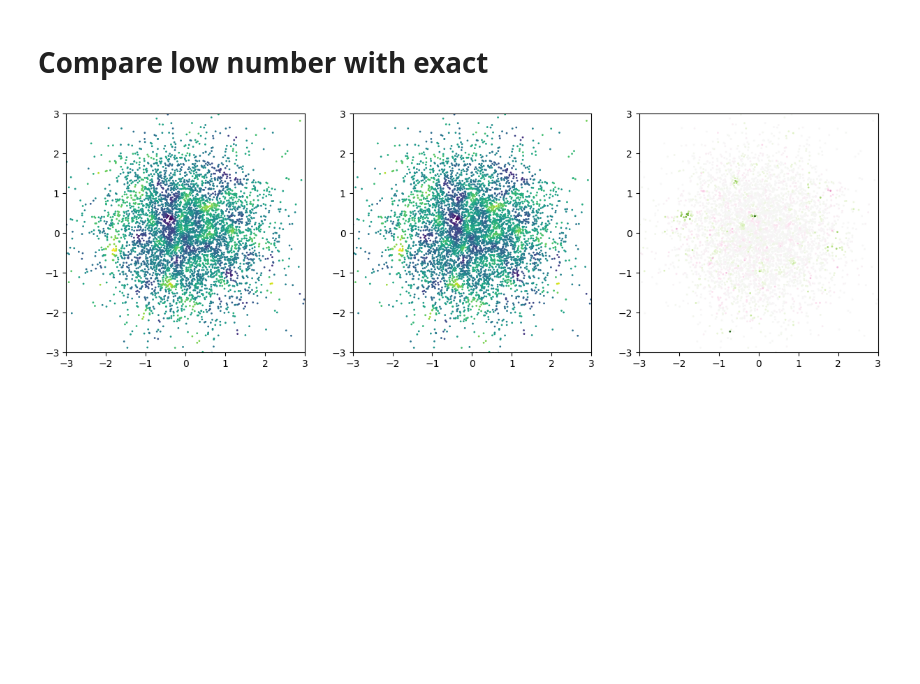
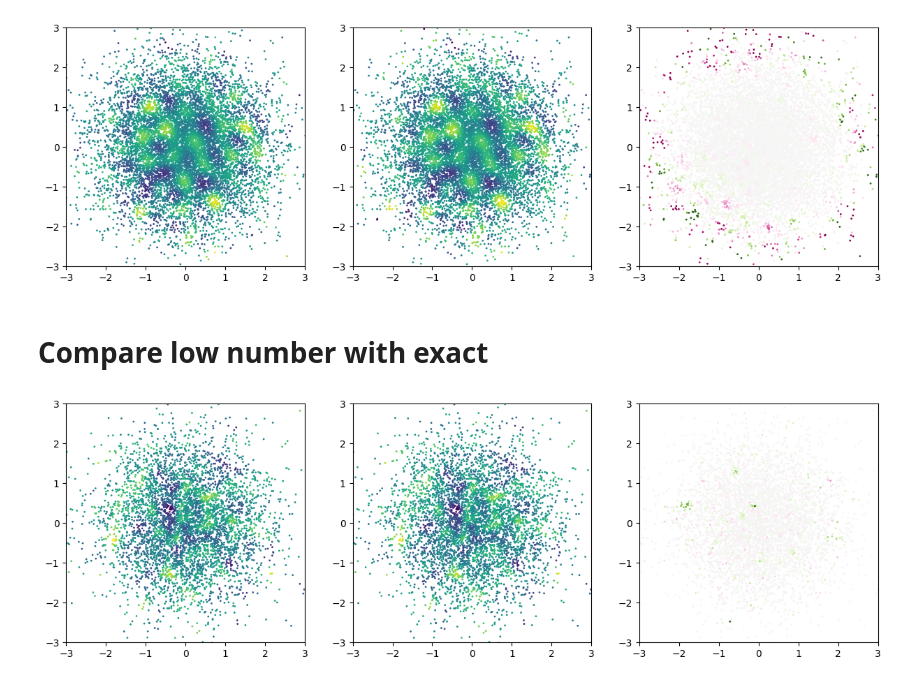
Before and after one commit to stanford-ism/graphgp, a Jupyter notebook: basic.ipynb, the cells around one changed output. Drawn from its saved outputs; the diff is of its cells as text; code cells hidden in the pictures; blank space fills up the shorter version.

```diff
--- a/basic.ipynb
+++ b/basic.ipynb
@@ -42,3 +65,29 @@ plt.show()
+# %%
+def bessel_cov(r, r0=0.1, eps=1e-4):
+    result = jnp.sin(r / r0) / (r / r0)
+    result = jnp.where(r == 0, 1.0 + eps, result)
+    return result
+# %%
+rng, key = jr.split(rng)
+points = jr.normal(key, shape=(10_000, 2))
+offsets = gp.make_offsets(len(points), 1000, 1.3)
+points, neighbors, indices = gp.build_jax_graph(points, offsets=offsets, k=10, cuda=True)
+# %%
+rng, key = jr.split(rng)
+xi = jr.normal(key, shape=(len(points),))
+
+true_values = gp.generate_dense(points, bessel_cov, xi)
+values = gp.generate(points, neighbors, offsets, bessel_cov, xi)
+# %%
+fig, axes = plt.subplots(figsize=(15,5), ncols=3)
+axes[0].scatter(*points.T, c=true_values, s=1)
+axes[1].scatter(*points.T, c=values, s=1)
+axes[2].scatter(*points.T, c=true_values - values, s=1, cmap='PiYG', vmin=-1, vmax=1)
+for ax in axes:
+    ax.set(aspect='equal', xlim=(-3,3), ylim=(-3,3))
+plt.show()
+# %% [output]
+[figure, added]
 # %% [markdown]
 # Compare low number with exact
 # %%
```
Also changed, not shown: parts of 6 cells of this notebook, 17 other files.
